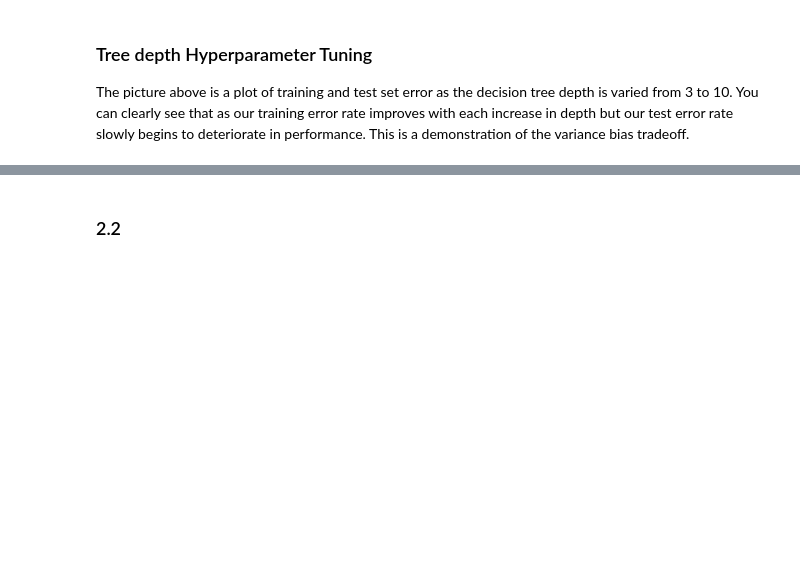
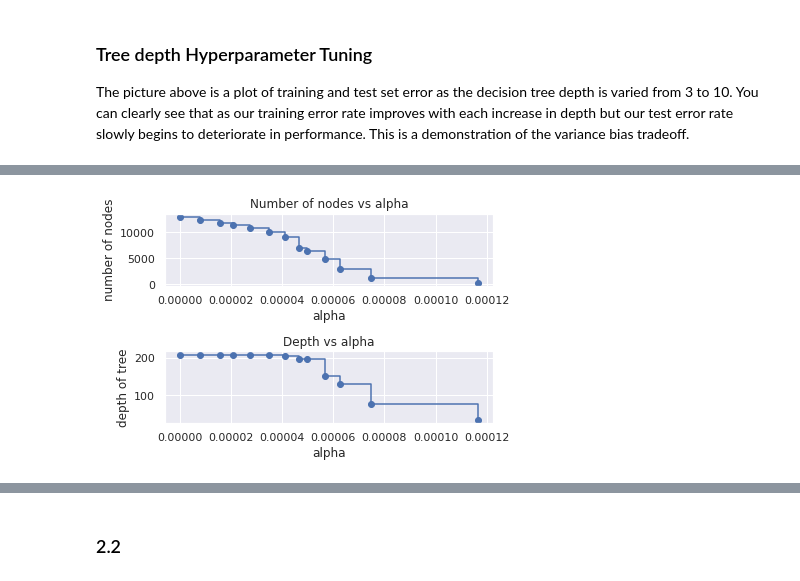
Before and after one commit to zachfreitas/ADS_504_Machine_Learning, a Jupyter notebook: Module_2/assignment_2/Assignment_2.ipynb, the cells around one changed output, grey strips where cells are left out. Cells and saved outputs as stored; diff of their text form; code cells hidden in the pictures; blank space fills up the shorter version.

```diff
--- a/Module_2/assignment_2/Assignment_2.ipynb
+++ b/Module_2/assignment_2/Assignment_2.ipynb
@@ -168,0 +185,30 @@ The picture above is a plot of training and test set error as the decision tree
+# %%
+# Let's check to see if there are nodes in the last apha
+# Next, we train a decision tree using the effective alphas.
+# The last value in ccp_alphas is the alpha value that prunes the whole tree, leaving the tree, clfs[-1], with one node.
+
+trees = []
+for ccp_alpha in ccp_alphas[::200]:
+    tree = DecisionTreeClassifier(random_state=0, ccp_alpha=ccp_alpha)
+    tree.fit(x_train, y_train)
+    trees.append(tree)
+#print(
+#    "Number of nodes in the last tree is: {} with ccp_alpha: {}".format(
+#        trees[-1].tree_.node_count, ccp_alphas[-1]
+#    )
+#)
+# %%
+node_counts = [tree.tree_.node_count for tree in trees]
+depth = [tree.tree_.max_depth for tree in trees]
+fig, ax = plt.subplots(2, 1)
+ax[0].plot(ccp_alphas[::200], node_counts, marker="o", drawstyle="steps-post")
+ax[0].set_xlabel("alpha")
+ax[0].set_ylabel("number of nodes")
+ax[0].set_title("Number of nodes vs alpha")
+ax[1].plot(ccp_alphas[::200], depth, marker="o", drawstyle="steps-post")
+ax[1].set_xlabel("alpha")
+ax[1].set_ylabel("depth of tree")
+ax[1].set_title("Depth vs alpha")
+fig.tight_layout()
+# %% [output]
+[figure, added]
```
Also changed, not shown: parts of 8 cells of this notebook.
